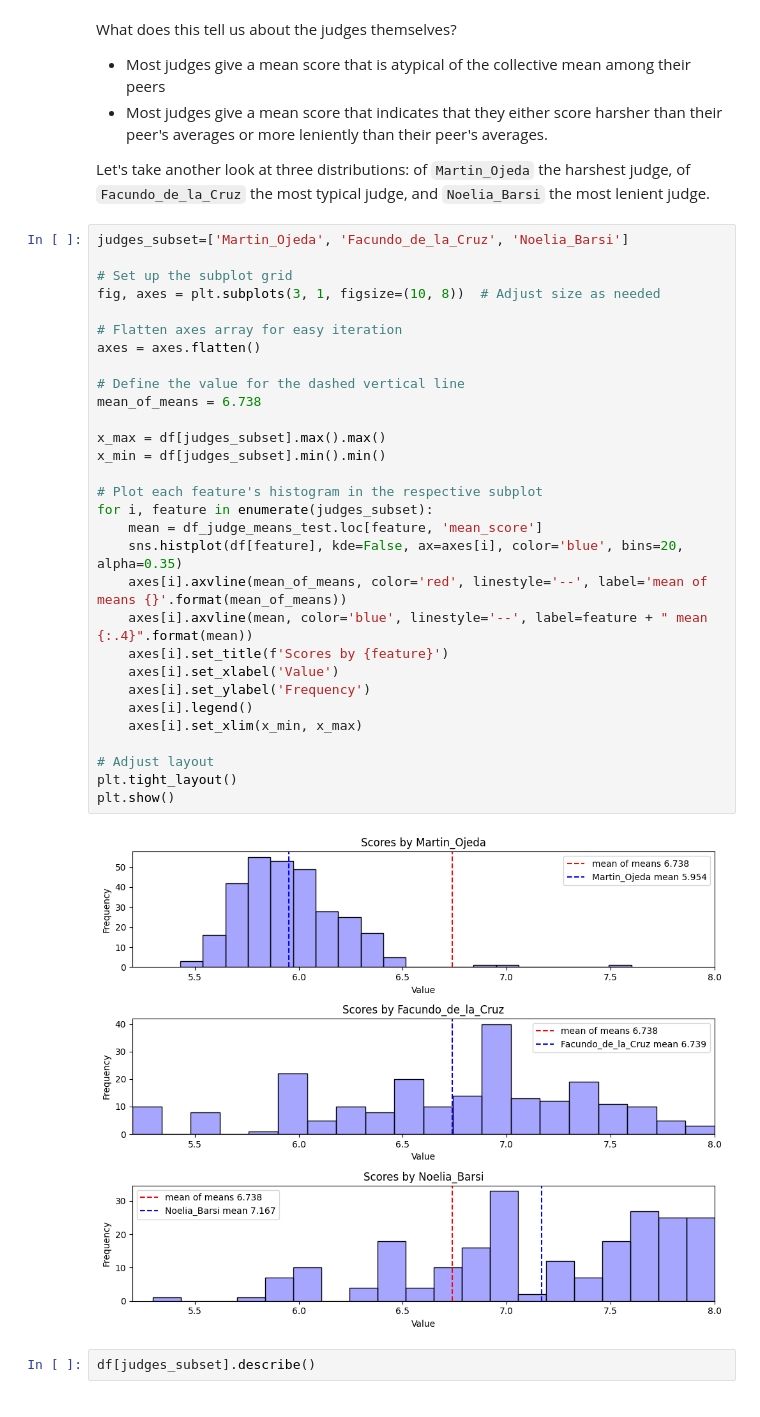
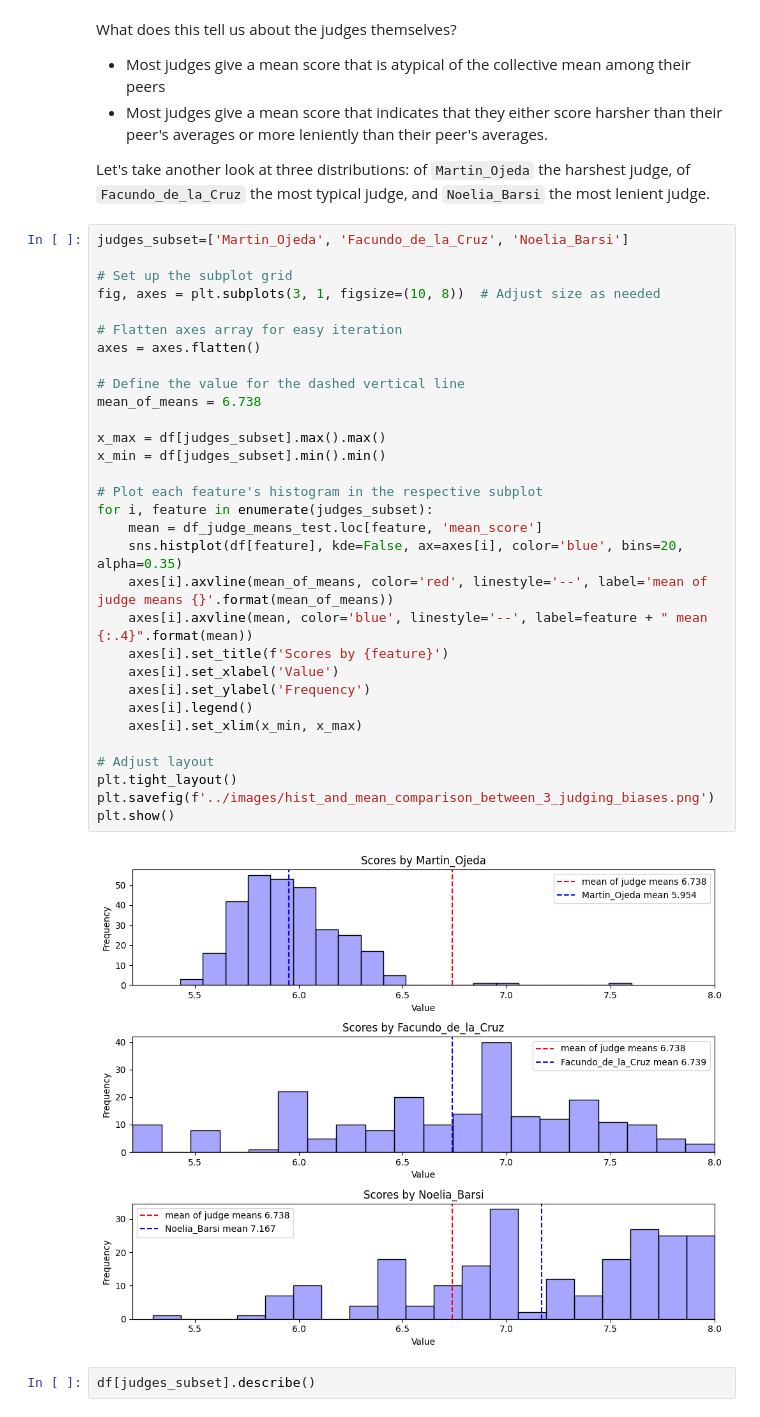
Before and after one commit to Alexander-Barriga/my_portfolio, a Jupyter notebook: Argentine_Tango_Mundial/Notebooks/EDA.ipynb, the cells around one changed output. Saved outputs shown, nothing was run; the diff lists cells and outputs as text.

Commit message:
re-ran notebook to display plots

```diff
--- a/Argentine_Tango_Mundial/Notebooks/EDA.ipynb
+++ b/Argentine_Tango_Mundial/Notebooks/EDA.ipynb
@@ -288,35 +308,36 @@ Let's take another look at three distributions: of `Martin_Ojeda` the harshest j
 # %%
 judges_subset=['Martin_Ojeda', 'Facundo_de_la_Cruz', 'Noelia_Barsi']
 
 # Set up the subplot grid
 fig, axes = plt.subplots(3, 1, figsize=(10, 8))  # Adjust size as needed
 
 # Flatten axes array for easy iteration
 axes = axes.flatten()
 
 # Define the value for the dashed vertical line
 mean_of_means = 6.738
 
 x_max = df[judges_subset].max().max()
 x_min = df[judges_subset].min().min()
 
 # Plot each feature's histogram in the respective subplot
 for i, feature in enumerate(judges_subset):
     mean = df_judge_means_test.loc[feature, 'mean_score']
     sns.histplot(df[feature], kde=False, ax=axes[i], color='blue', bins=20, alpha=0.35)
-    axes[i].axvline(mean_of_means, color='red', linestyle='--', label='mean of means {}'.format(mean_of_means))
+    axes[i].axvline(mean_of_means, color='red', linestyle='--', label='mean of judge means {}'.format(mean_of_means))
     axes[i].axvline(mean, color='blue', linestyle='--', label=feature + " mean {:.4}".format(mean))
     axes[i].set_title(f'Scores by {feature}')
     axes[i].set_xlabel('Value')
     axes[i].set_ylabel('Frequency')
     axes[i].legend()
     axes[i].set_xlim(x_min, x_max)
 
 # Adjust layout
 plt.tight_layout()
+plt.savefig(f'../images/hist_and_mean_comparison_between_3_judging_biases.png')
 plt.show()
 # %% [output]
-[figure, old version]
+[figure, new version]
 # %%
 df[judges_subset].describe()
 # %% [output]
```
Also changed, not shown: parts of 24 cells of this notebook.
